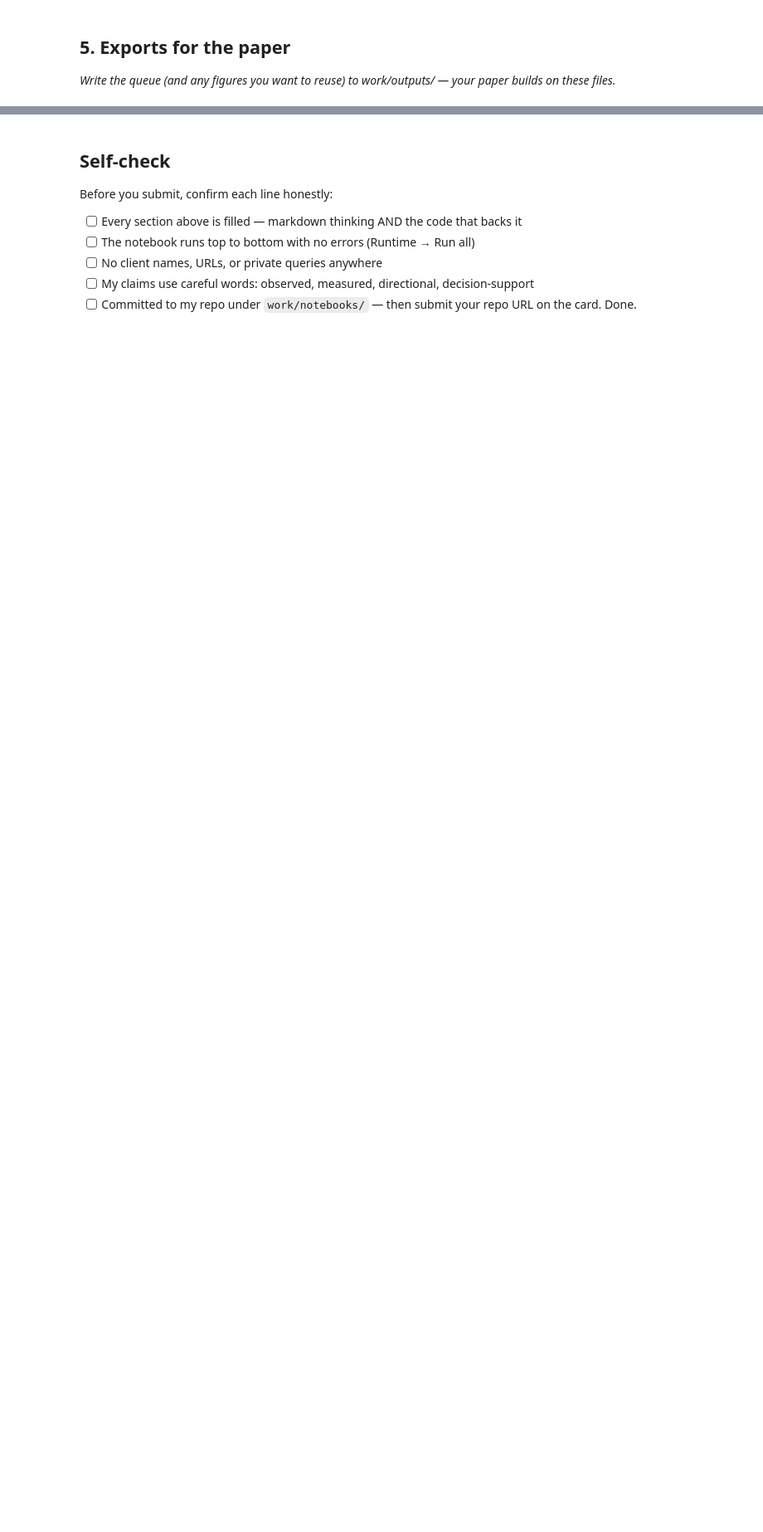
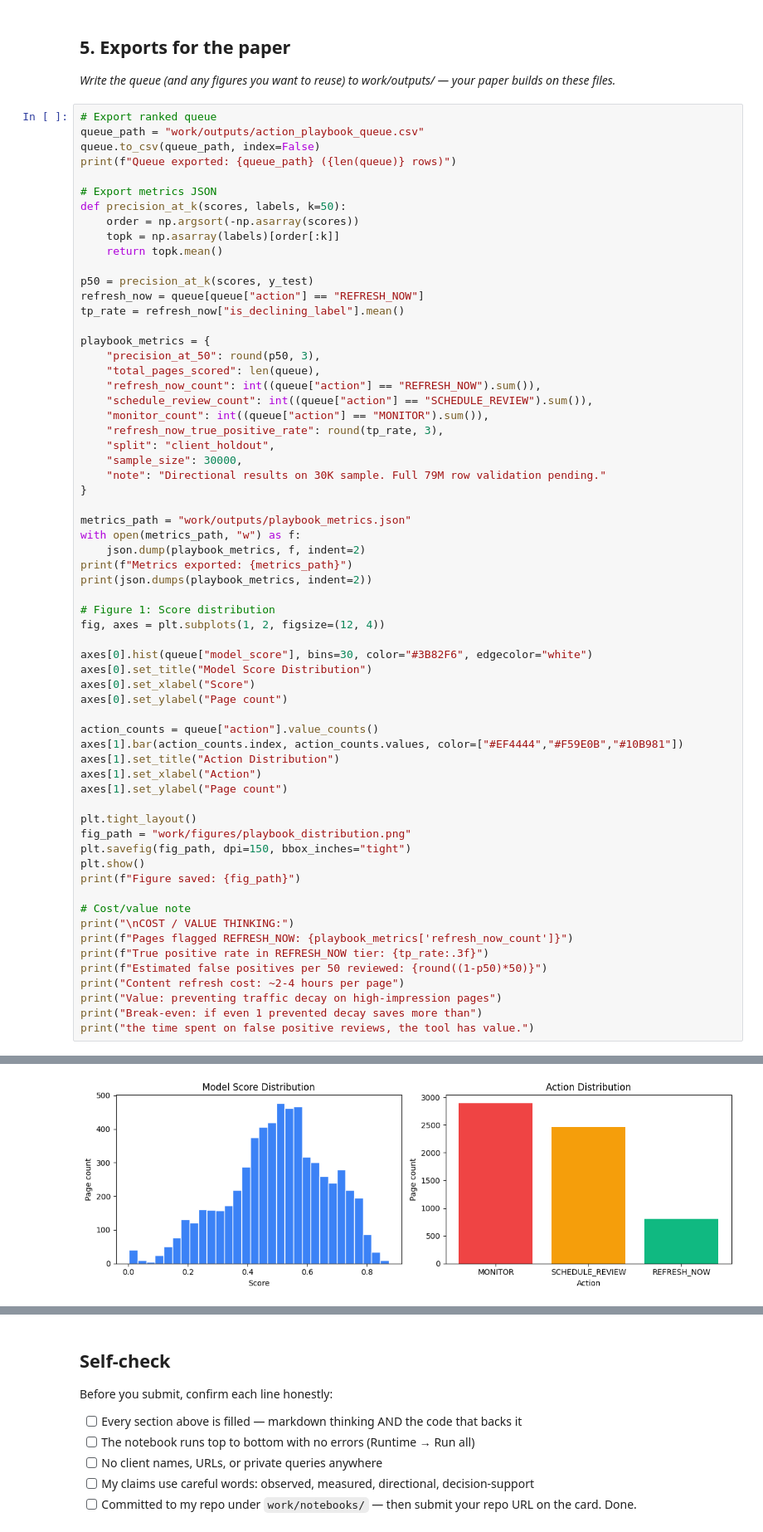
Before and after one commit to Saif-Ullah0/flyrank-ml-internship, a Jupyter notebook: work/notebooks/w07_action_playbook.ipynb, the cells around one changed output, grey strips where cells are left out. Shown at 83% size. Drawn from its saved outputs; the diff is of its cells as text; blank space fills up the shorter version.

```diff
--- a/work/notebooks/w07_action_playbook.ipynb
+++ b/work/notebooks/w07_action_playbook.ipynb
@@ -26,3 +246,67 @@ This skeleton is yours to fill. Work the sections **in order** — each one has
 ## 5. Exports for the paper
 
 *Write the queue (and any figures you want to reuse) to work/outputs/ — your paper builds on these files.*
+# %%
+# Export ranked queue
+queue_path = "work/outputs/action_playbook_queue.csv"
+queue.to_csv(queue_path, index=False)
+print(f"Queue exported: {queue_path} ({len(queue)} rows)")
+
+# Export metrics JSON
+def precision_at_k(scores, labels, k=50):
+    order = np.argsort(-np.asarray(scores))
+    topk = np.asarray(labels)[order[:k]]
+    return topk.mean()
+
+p50 = precision_at_k(scores, y_test)
+refresh_now = queue[queue["action"] == "REFRESH_NOW"]
+tp_rate = refresh_now["is_declining_label"].mean()
+
+playbook_metrics = {
+    "precision_at_50": round(p50, 3),
+    "total_pages_scored": len(queue),
+    "refresh_now_count": int((queue["action"] == "REFRESH_NOW").sum()),
+    "schedule_review_count": int((queue["action"] == "SCHEDULE_REVIEW").sum()),
+    "monitor_count": int((queue["action"] == "MONITOR").sum()),
+    "refresh_now_true_positive_rate": round(tp_rate, 3),
+    "split": "client_holdout",
+    "sample_size": 30000,
+    "note": "Directional results on 30K sample. Full 79M row validation pending."
+}
+
+metrics_path = "work/outputs/playbook_metrics.json"
+with open(metrics_path, "w") as f:
+    json.dump(playbook_metrics, f, indent=2)
+print(f"Metrics exported: {metrics_path}")
+print(json.dumps(playbook_metrics, indent=2))
+
+# Figure 1: Score distribution
+fig, axes = plt.subplots(1, 2, figsize=(12, 4))
+
+axes[0].hist(queue["model_score"], bins=30, color="#3B82F6", edgecolor="white")
+axes[0].set_title("Model Score Distribution")
+axes[0].set_xlabel("Score")
+axes[0].set_ylabel("Page count")
+
+action_counts = queue["action"].value_counts()
+axes[1].bar(action_counts.index, action_counts.values, color=["#EF4444","#F59E0B","#10B981"])
+axes[1].set_title("Action Distribution")
+axes[1].set_xlabel("Action")
+axes[1].set_ylabel("Page count")
+
+plt.tight_layout()
+fig_path = "work/figures/playbook_distribution.png"
+plt.savefig(fig_path, dpi=150, bbox_inches="tight")
+plt.show()
+print(f"Figure saved: {fig_path}")
+
+# Cost/value note
+print("\nCOST / VALUE THINKING:")
+print(f"Pages flagged REFRESH_NOW: {playbook_metrics['refresh_now_count']}")
+print(f"True positive rate in REFRESH_NOW tier: {tp_rate:.3f}")
+print(f"Estimated false positives per 50 reviewed: {round((1-p50)*50)}")
+print("Content refresh cost: ~2-4 hours per page")
+print("Value: preventing traffic decay on high-impression pages")
+print("Break-even: if even 1 prevented decay saves more than")
+print("the time spent on false positive reviews, the tool has value.")
+# %% [output]
@@ -28,0 +326 @@ This skeleton is yours to fill. Work the sections **in order** — each one has
+[figure, added]
```
Also changed, not shown: parts of 7 cells of this notebook.
